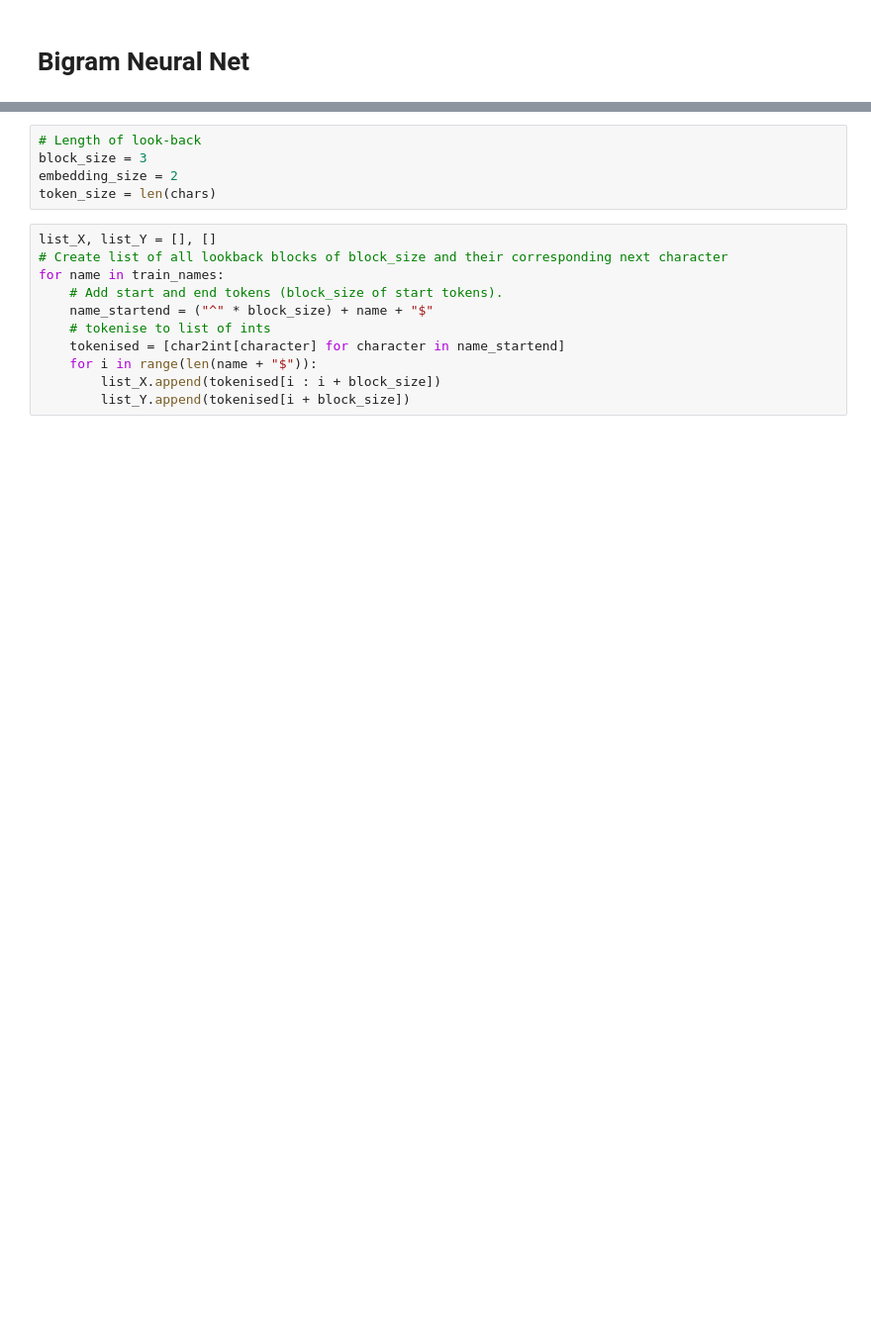
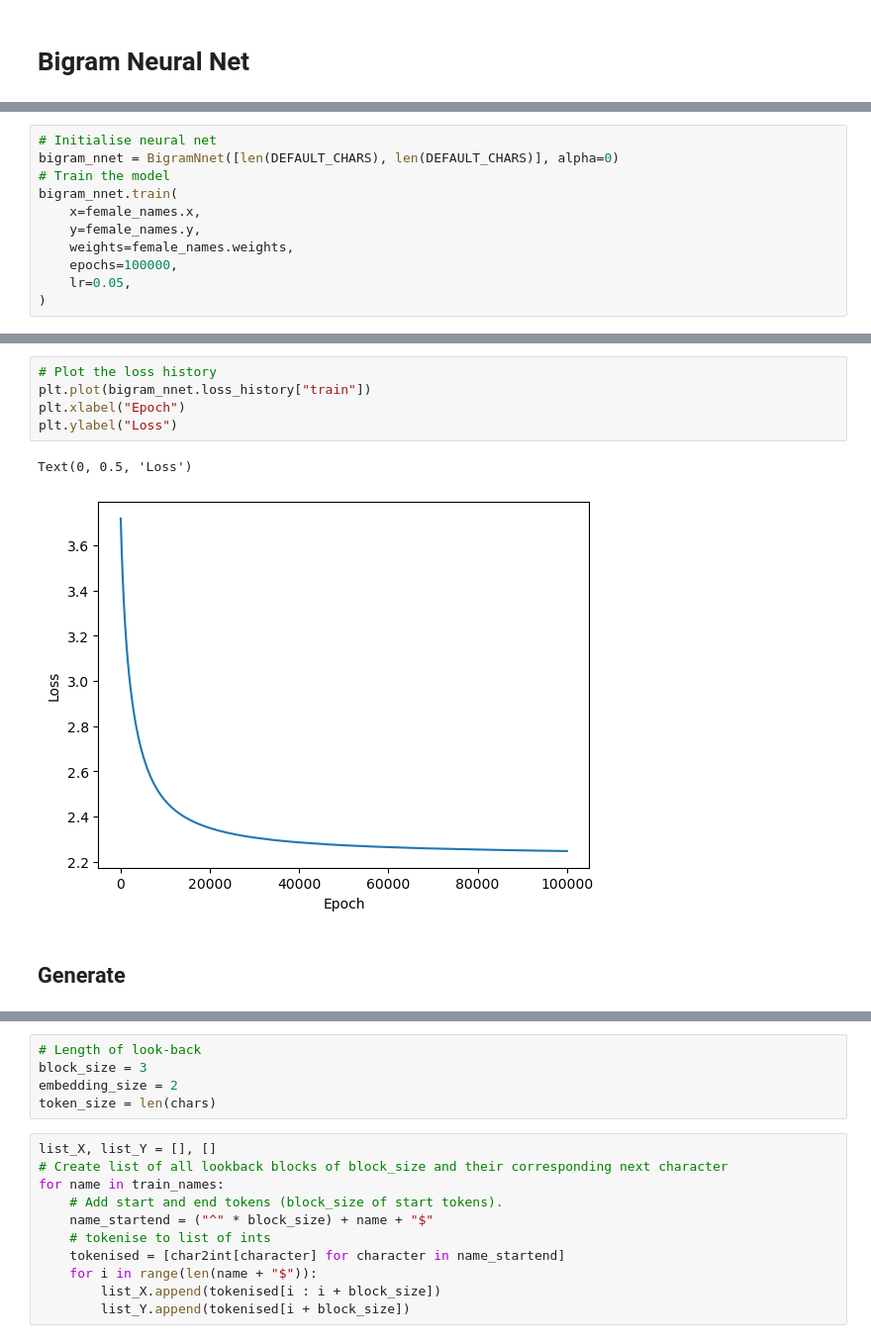
Before and after one commit to mayank-soni/makemore, a Jupyter notebook: makemore.ipynb, the cells around one changed output, grey strips where cells are left out. Shown: that part at 99% size. Cells and saved outputs as stored; diff of their text form; blank space fills up the shorter version.

```diff
--- a/makemore.ipynb
+++ b/makemore.ipynb
@@ -243,0 +248,11 @@ t
+# %%
+# Initialise neural net
+bigram_nnet = BigramNnet([len(DEFAULT_CHARS), len(DEFAULT_CHARS)], alpha=0)
+# Train the model
+bigram_nnet.train(
+    x=female_names.x,
+    y=female_names.y,
+    weights=female_names.weights,
+    epochs=100000,
+    lr=0.05,
+)
@@ -243,0 +270,10 @@ t
+# %%
+# Plot the loss history
+plt.plot(bigram_nnet.loss_history["train"])
+plt.xlabel("Epoch")
+plt.ylabel("Loss")
+# %% [output]
+Text(0, 0.5, 'Loss')
+[figure, added]
+# %% [markdown]
+## Generate
```
Also changed, not shown: parts of 58 cells of this notebook, 7 other files.
